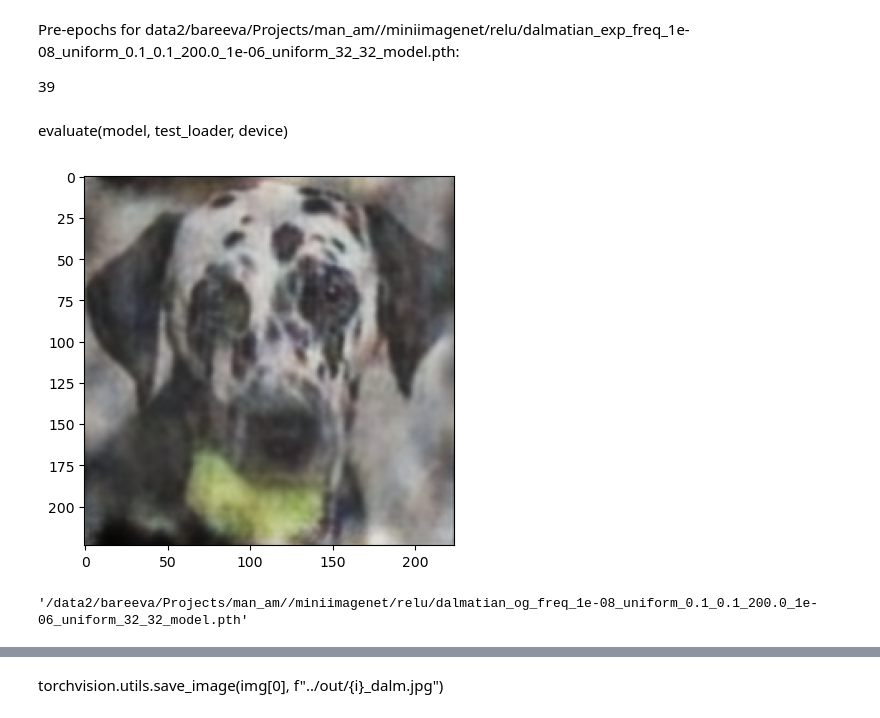
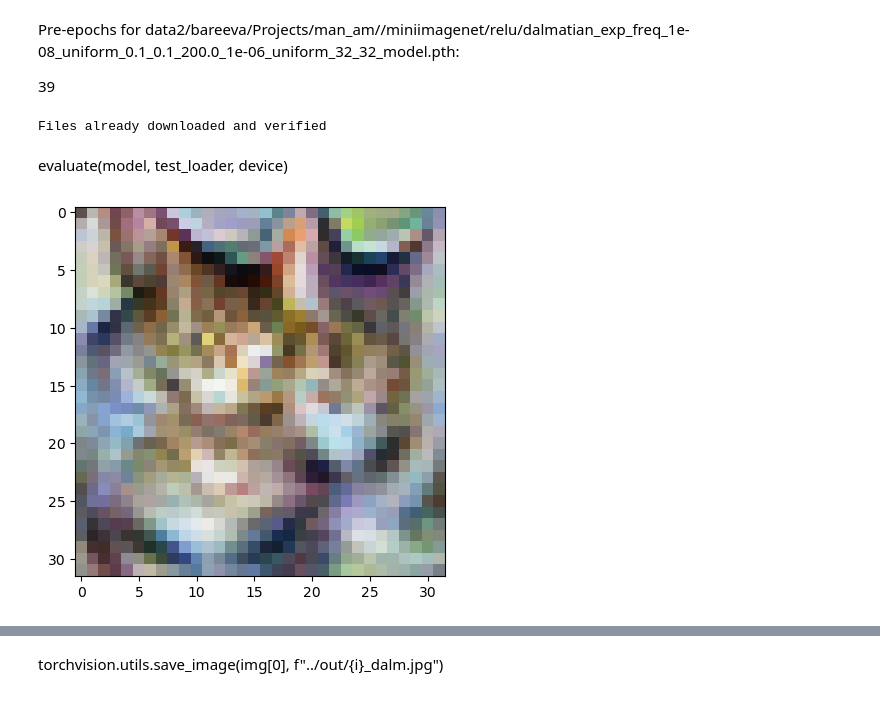
Before and after one commit to dilyabareeva/grad_slingshot, a Jupyter notebook: notebooks/before_after.ipynb, the cells around one changed output, grey strips where cells are left out. Cells and saved outputs as stored; diff of their text form; code cells hidden in the pictures.

```diff
--- a/notebooks/before_after.ipynb
+++ b/notebooks/before_after.ipynb
@@ -64,21 +64,16 @@ def feature_visualisation(
     target = noise_dataset.target
     return fwrd, target, tstart
 # %%
-data = "miniimagenet"
-model = "rs50"
-img_str = "dalmatian_og"
-# alpha = 0.0
-# lr = 1e-06
-target_img_path = "./assets/adv_train/dalmatian.jpg"
+
 with initialize(version_base=None, config_path="../config"):
     cfg = compose(
         config_name="config",
         overrides=[
-            f"data={data}",
-            f"model={model}",
-            f"target_img_path={target_img_path}",
+            #f"data={data}",
+            #f"model={model}",
+            #f"target_img_path={target_img_path}",
             # f"alpha={alpha}", f"lr={lr}",
-            f"img_str={img_str}",  # f"lr={lr}"
+            #f"img_str={img_str}",  # f"lr={lr}"
         ],
     )
 # %%
@@ -89,12 +84,11 @@ if original_weights:
 data_dir = cfg.data_dir
 output_dir = cfg.output_dir
 dataset = cfg.data
-input_layer_str = cfg.model.get("input_layer", None)
-layer_str = cfg.model.layer
+default_layer_str = cfg.model.layer
 n_out = cfg.model.n_out
 image_dims = cfg.data.image_dims
 n_channels = cfg.data.n_channels
-class_dict_file = "." + cfg.data.get("class_dict_file", None)
+class_dict_file = cfg.data.get("class_dict_file", None)
 
 fv_sd = float(cfg.fv_sd)
 fv_dist = cfg.fv_dist
@@ -109,3 +103,8 @@ img_str = cfg.img_str
 gamma = cfg.gamma
 lr = cfg.lr
 man_batch_size = cfg.man_batch_size
+
+data = cfg.data.dataset_name
+model = cfg.model.model_name
+img_str = cfg.img_str
+target_img_path = cfg.target_img_path
@@ -162,5 +165,7 @@ test_loader = torch.utils.data.DataLoader(
     shuffle=True,
     num_workers=0,
 )
+# %% [output]
+Files already downloaded and verified
 # %%
 import torchvision.transforms as transforms
@@ -197,32 +187,33 @@ def make_custom_func(layer_number=0, channel_number=0):
 my_custom_func = make_custom_func(layer_number=0, channel_number=target_neuron)
 
 image_parameter = AutoImageParam(
-    height=image_dims, width=image_dims, device=device, standard_deviation=1e-8
+    height=image_dims, width=image_dims, device=device, standard_deviation=fv_sd
 )
 # image_parameter.param = torch.zeros((1, 3, image_dims, image_dims)).float().to(device)
 # image_parameter.optimizer = torch.optim.SGD([image_parameter.param], lr=0.03)
 # %%
 model = hydra.utils.instantiate(cfg.model.model)
+model.load_state_dict(torch.load(original_weights, map_location=device))
 model.to(device)
 model.eval()
 dreamer = Dreamer(model, device=device)
 null_transforms = transforms.Compose([])
-# dreamer.set_custom_transforms(null_transforms)
+dreamer.set_custom_transforms(null_transforms)
 # %% [markdown]
 
 evaluate(model, test_loader, device)
 # %%
 image_param = dreamer.render(
-    layers=[model.__getattr__(layer_str)],
+    layers=[model.__getattr__(default_layer_str)],
     custom_func=my_custom_func,
     width=image_dims,
     height=image_dims,
-    iters=1,
+    iters=50,
     image_parameter=image_parameter,
-    lr=0.005,
+    lr=0.01,
 )
 
 plt.imshow(image_param)
 plt.show()
 # %% [output]
-[figure, old version]
+[figure, new version]
@@ -272,4 +219,0 @@ plt.show()
-# %%
-path
-# %% [output]
-'/data2/bareeva/Projects/man_am//miniimagenet/relu/dalmatian_og_freq_1e-08_uniform_0.1_0.1_200.0_1e-06_uniform_32_32_model.pth'
```
Also changed, not shown: parts of 12 cells of this notebook, 10 other files.
